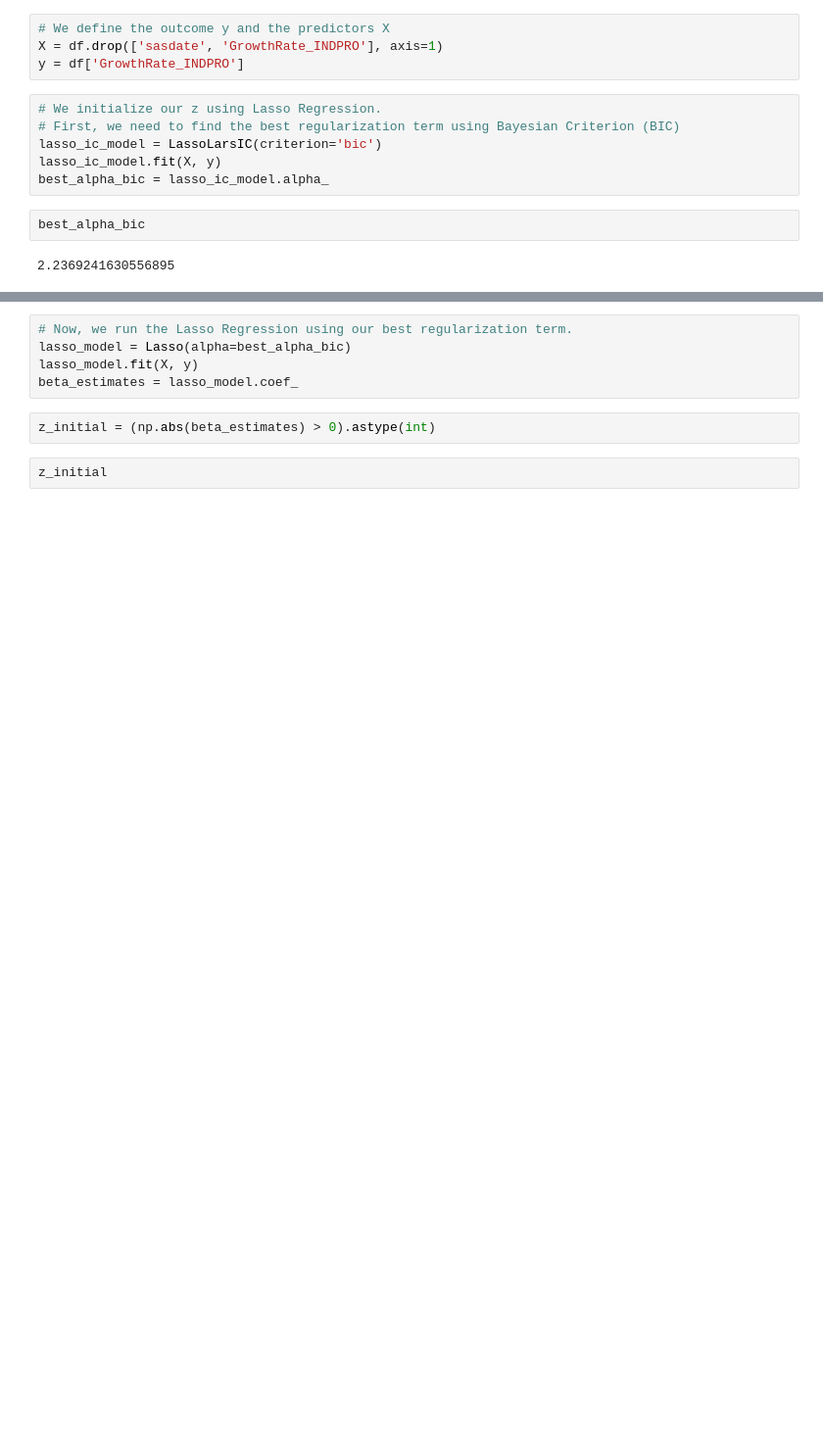
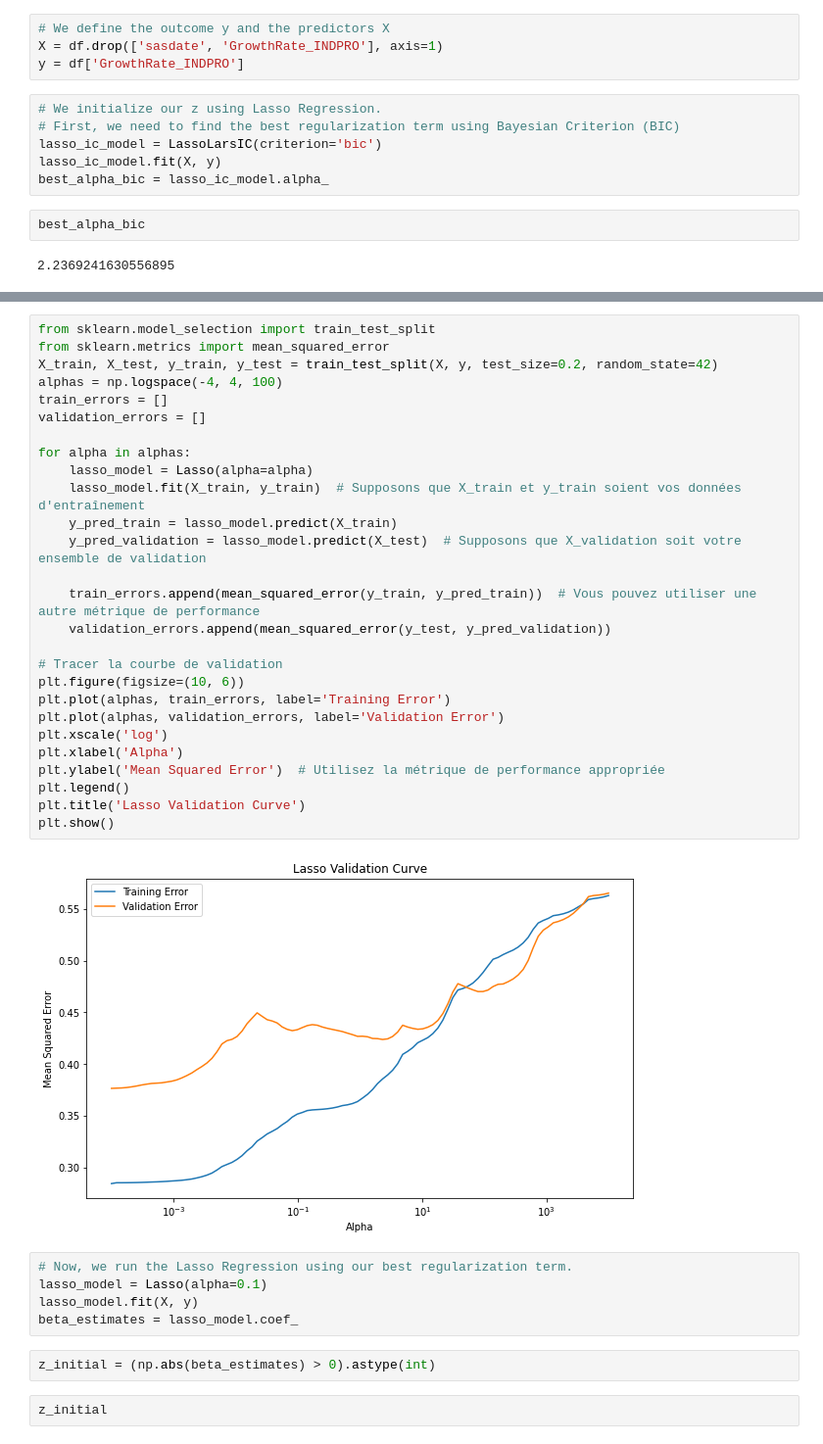
Before and after one commit to arthursabre/bayesian_statistics_project, a Jupyter notebook: Gibbs brut.ipynb, the cells around one changed output, grey strips where cells are left out. Shown at 98% size. Saved outputs shown, nothing was run; the diff lists cells and outputs as text; blank space fills up the shorter version.

```diff
--- a/Gibbs brut.ipynb
+++ b/Gibbs brut.ipynb
@@ -107,6 +126,35 @@ best_alpha_bic
+# %%
+from sklearn.model_selection import train_test_split
+from sklearn.metrics import mean_squared_error
+X_train, X_test, y_train, y_test = train_test_split(X, y, test_size=0.2, random_state=42)
+alphas = np.logspace(-4, 4, 100)
+train_errors = []
+validation_errors = []
+
+for alpha in alphas:
+    lasso_model = Lasso(alpha=alpha)
+    lasso_model.fit(X_train, y_train)  # Supposons que X_train et y_train soient vos données d'entraînement
+    y_pred_train = lasso_model.predict(X_train)
+    y_pred_validation = lasso_model.predict(X_test)  # Supposons que X_validation soit votre ensemble de validation
+
+    train_errors.append(mean_squared_error(y_train, y_pred_train))  # Vous pouvez utiliser une autre métrique de performance
+    validation_errors.append(mean_squared_error(y_test, y_pred_validation))
+
+# Tracer la courbe de validation
+plt.figure(figsize=(10, 6))
+plt.plot(alphas, train_errors, label='Training Error')
+plt.plot(alphas, validation_errors, label='Validation Error')
+plt.xscale('log')
+plt.xlabel('Alpha')
+plt.ylabel('Mean Squared Error')  # Utilisez la métrique de performance appropriée
+plt.legend()
+plt.title('Lasso Validation Curve')
+plt.show()
+# %% [output]
+[figure, added]
 # %%
 # Now, we run the Lasso Regression using our best regularization term.
-lasso_model = Lasso(alpha=best_alpha_bic)
+lasso_model = Lasso(alpha=0.1)
 lasso_model.fit(X, y)
 beta_estimates = lasso_model.coef_
 # %%
```
Also changed, not shown: parts of 4 cells of this notebook.
